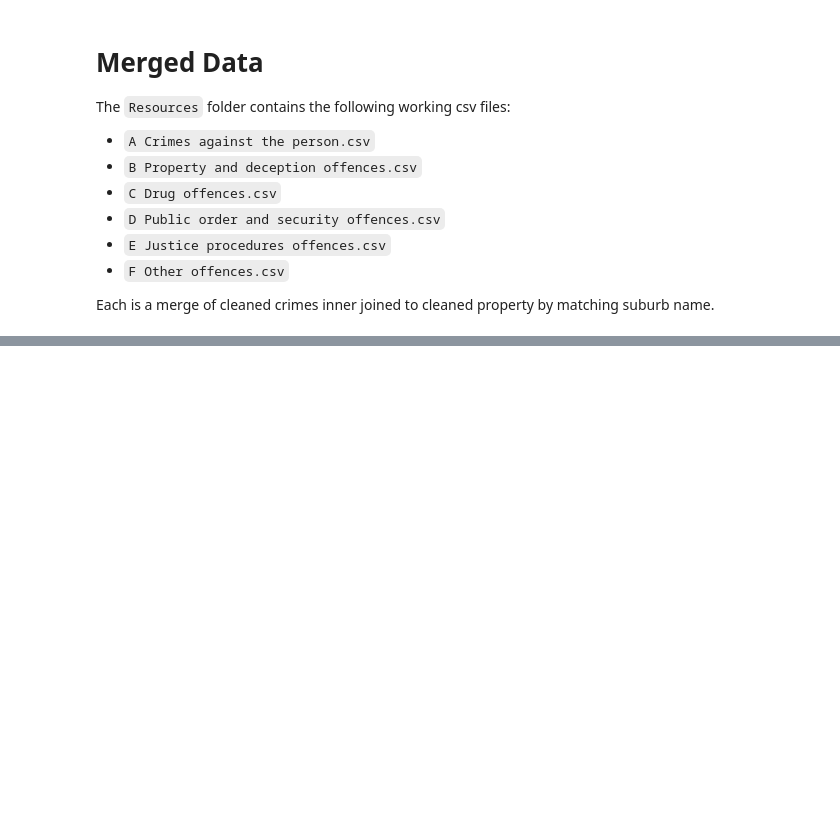
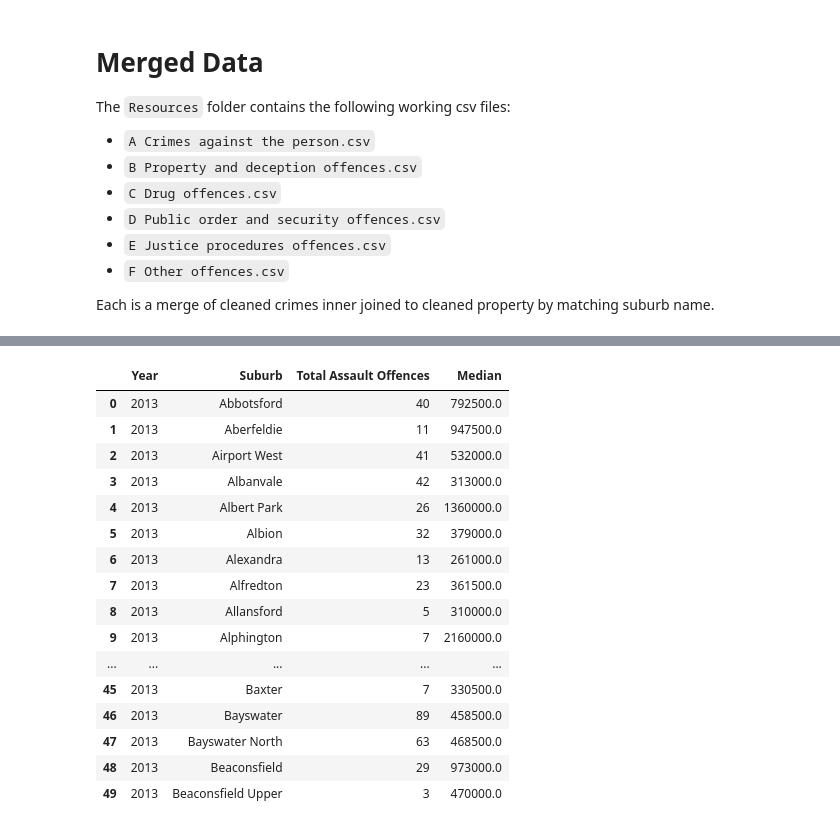
Before and after one commit to rsamma1606/proj-one-group-8, a Jupyter notebook: prj-one_Crime_vs_Property.ipynb, the cells around one changed output, grey strips where cells are left out. Drawn from its saved outputs; the diff is of its cells as text; code cells hidden in the pictures; blank space fills up the shorter version.

```diff
--- a/prj-one_Crime_vs_Property.ipynb
+++ b/prj-one_Crime_vs_Property.ipynb
@@ -220,0 +282,24 @@ Each is a merge of cleaned crimes inner joined to cleaned property by matching s
+# %%
+# Data from the year 2013 only
+summed_data_2013 = assault_data[assault_data["Year"] == 2013].groupby(["Year", "locality"])[["Offence Count", "Median"]].sum().reset_index()
+summed_data_2013 = summed_data_2013.rename(columns={"Offence Count": "Total Assault Offences", "locality": "Suburb"})
+# summed_data_2013.sort_values(by="Total Assault Offences" , ascending=False).tail(50)
+summed_data_2013.head(50)
+# %% [output]
+|  | Year | Suburb | Total Assault Offences | Median |
+| 0 | 2013 | Abbotsford | 40 | 792500.0 |
+| 1 | 2013 | Aberfeldie | 11 | 947500.0 |
+| 2 | 2013 | Airport West | 41 | 532000.0 |
+| 3 | 2013 | Albanvale | 42 | 313000.0 |
+| 4 | 2013 | Albert Park | 26 | 1360000.0 |
+| 5 | 2013 | Albion | 32 | 379000.0 |
+| 6 | 2013 | Alexandra | 13 | 261000.0 |
+| 7 | 2013 | Alfredton | 23 | 361500.0 |
+| 8 | 2013 | Allansford | 5 | 310000.0 |
+| 9 | 2013 | Alphington | 7 | 2160000.0 |
+| ... | ... | ... | ... | ... |
+| 45 | 2013 | Baxter | 7 | 330500.0 |
+| 46 | 2013 | Bayswater | 89 | 458500.0 |
+| 47 | 2013 | Bayswater North | 63 | 468500.0 |
+| 48 | 2013 | Beaconsfield | 29 | 973000.0 |
+| 49 | 2013 | Beaconsfield Upper | 3 | 470000.0 |
```
Also changed, not shown: parts of 7 cells of this notebook.
